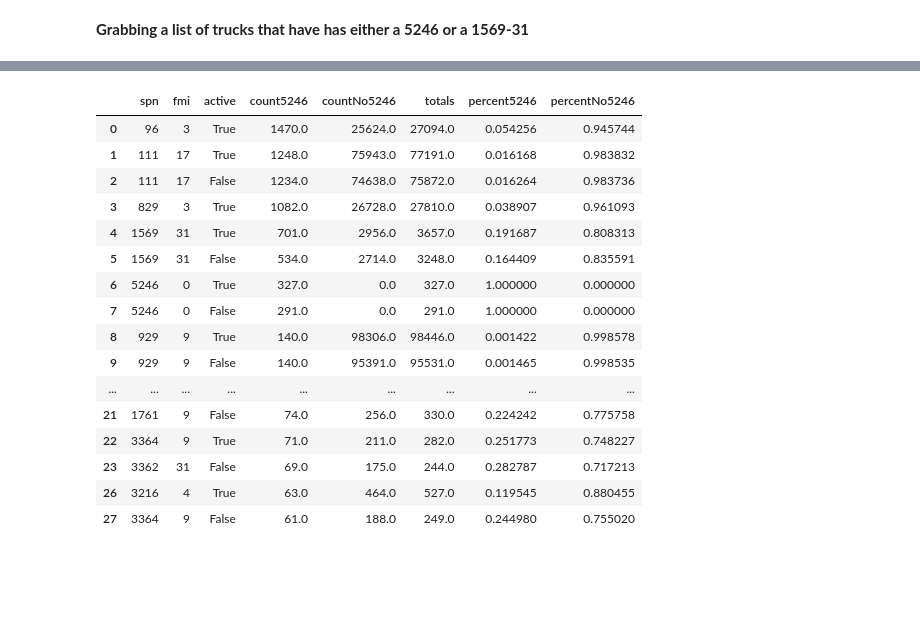
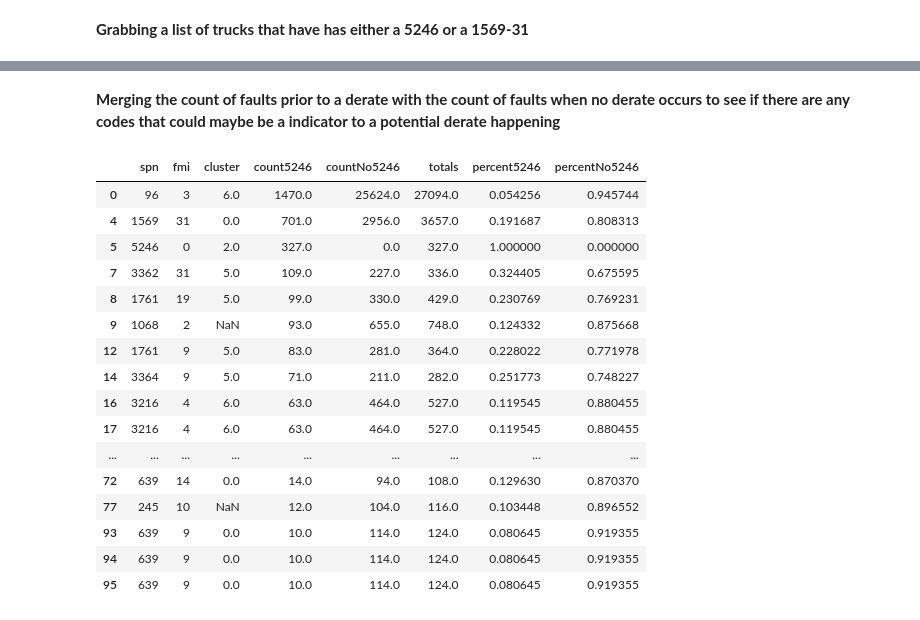
Before and after one commit to hcgreer/big_g_express-data-detectives, a Jupyter notebook: notebooks/hg_analysis.ipynb, the cells around one changed output, grey strips where cells are left out. Saved outputs shown, nothing was run; the diff lists cells and outputs as text; code cells hidden in the pictures; blank space fills up the shorter version.

Commit message:
clustered descriptions together and looked into if certian seasons have an effect

```diff
--- a/notebooks/hg_analysis.ipynb
+++ b/notebooks/hg_analysis.ipynb
@@ -79,6 +121,42 @@ weekOf5246 = pd.concat(df).drop_duplicates('RecordID')
+# %%
+faultCodes['cluster'] = kmeans.labels_
+
+faultCodes = faultCodes.rename(columns = {
+    'SPN' : 'spn',
+    'J1939 FMI' : 'fmi'
+})
+# %% [markdown]
+**Merging the count of faults prior to a derate with the count of faults when no derate occurs to see if there are any codes that could maybe be a indicator to a potential derate happening**
 # %%
-test = pd.merge(
-    left = weekOf5246[['RecordID', 'spn', 'fmi', 'active']].groupby(['spn', 'fmi', 'active']).count().reset_index().sort_values(by = 'RecordID', ascending = False).rename(columns = {'RecordID' : 'count5246'}),
-    right = faults.loc[~faults['EquipmentID'].isin(trucks5246)][['RecordID', 'spn', 'fmi', 'active']].groupby(['spn', 'fmi', 'active']).count().reset_index().sort_values(by = 'RecordID', ascending = False).rename(columns = {'RecordID' : 'countNo5246'}),
+faultCompare = pd.merge(
+    left = (
+        weekOf5246.loc[weekOf5246['active'] == True][['RecordID', 'spn', 'fmi']]
+        .groupby(['spn', 'fmi'])
+        .count()
+        .reset_index()
+        .sort_values(by = 'RecordID', ascending = False)
+        .rename(columns = {'RecordID' : 'count5246'})
+    ),
+    right = (
+        faults.loc[(~faults['EquipmentID'].isin(trucks5246)) & faults['active'] == True][['RecordID', 'spn', 'fmi']]
+        .groupby(['spn', 'fmi'])
+        .count()
+        .reset_index()
+        .sort_values(by = 'RecordID', ascending = False)
+        .rename(columns = {'RecordID' : 'countNo5246'})
+    ),
     how = 'outer',
-    on = ['spn', 'fmi', 'active']).fillna(0)
+    on = ['spn', 'fmi']
+).fillna(0).merge(
+    right = faultCodes[['spn', 'fmi', 'cluster']],
+    how = 'left',
+    on = ['spn', 'fmi']
+)
+
+faultCompare['totals'] = faultCompare['count5246'] + faultCompare['countNo5246']
+
+faultCompare['percent5246'] = faultCompare['count5246'] / faultCompare['totals']
+
+faultCompare['percentNo5246'] = faultCompare['countNo5246'] / faultCompare['totals']
+
+columns = ['spn', 'fmi', 'cluster', 'count5246', 'countNo5246', 'totals', 'percent5246', 'percentNo5246']
@@ -91,20 +163,20 @@ test['percentNo5246'] = test['countNo5246'] / test['totals']
 # %%
-test.loc[test['totals'] > 100].sort_values(by = 'count5246', ascending = False).head(25)
+faultCompare.loc[(faultCompare['totals'] > 100) & (faultCompare['percent5246'] > .05)].sort_values(by = 'count5246', ascending = False)[columns]
 # %% [output]
-|  | spn | fmi | active | count5246 | countNo5246 | totals | percent5246 | percentNo5246 |
-| 0 | 96 | 3 | True | 1470.0 | 25624.0 | 27094.0 | 0.054256 | 0.945744 |
-| 1 | 111 | 17 | True | 1248.0 | 75943.0 | 77191.0 | 0.016168 | 0.983832 |
-| 2 | 111 | 17 | False | 1234.0 | 74638.0 | 75872.0 | 0.016264 | 0.983736 |
-| 3 | 829 | 3 | True | 1082.0 | 26728.0 | 27810.0 | 0.038907 | 0.961093 |
-| 4 | 1569 | 31 | True | 701.0 | 2956.0 | 3657.0 | 0.191687 | 0.808313 |
-| 5 | 1569 | 31 | False | 534.0 | 2714.0 | 3248.0 | 0.164409 | 0.835591 |
-| 6 | 5246 | 0 | True | 327.0 | 0.0 | 327.0 | 1.000000 | 0.000000 |
-| 7 | 5246 | 0 | False | 291.0 | 0.0 | 291.0 | 1.000000 | 0.000000 |
-| 8 | 929 | 9 | True | 140.0 | 98306.0 | 98446.0 | 0.001422 | 0.998578 |
-| 9 | 929 | 9 | False | 140.0 | 95391.0 | 95531.0 | 0.001465 | 0.998535 |
+|  | spn | fmi | cluster | count5246 | countNo5246 | totals | percent5246 | percentNo5246 |
+| 0 | 96 | 3 | 6.0 | 1470.0 | 25624.0 | 27094.0 | 0.054256 | 0.945744 |
+| 4 | 1569 | 31 | 0.0 | 701.0 | 2956.0 | 3657.0 | 0.191687 | 0.808313 |
+| 5 | 5246 | 0 | 2.0 | 327.0 | 0.0 | 327.0 | 1.000000 | 0.000000 |
+| 7 | 3362 | 31 | 5.0 | 109.0 | 227.0 | 336.0 | 0.324405 | 0.675595 |
+| 8 | 1761 | 19 | 5.0 | 99.0 | 330.0 | 429.0 | 0.230769 | 0.769231 |
+| 9 | 1068 | 2 | NaN | 93.0 | 655.0 | 748.0 | 0.124332 | 0.875668 |
+| 12 | 1761 | 9 | 5.0 | 83.0 | 281.0 | 364.0 | 0.228022 | 0.771978 |
+| 14 | 3364 | 9 | 5.0 | 71.0 | 211.0 | 282.0 | 0.251773 | 0.748227 |
+| 16 | 3216 | 4 | 6.0 | 63.0 | 464.0 | 527.0 | 0.119545 | 0.880455 |
+| 17 | 3216 | 4 | 6.0 | 63.0 | 464.0 | 527.0 | 0.119545 | 0.880455 |
 | ... | ... | ... | ... | ... | ... | ... | ... | ... |
-| 21 | 1761 | 9 | False | 74.0 | 256.0 | 330.0 | 0.224242 | 0.775758 |
-| 22 | 3364 | 9 | True | 71.0 | 211.0 | 282.0 | 0.251773 | 0.748227 |
-| 23 | 3362 | 31 | False | 69.0 | 175.0 | 244.0 | 0.282787 | 0.717213 |
-| 26 | 3216 | 4 | True | 63.0 | 464.0 | 527.0 | 0.119545 | 0.880455 |
-| 27 | 3364 | 9 | False | 61.0 | 188.0 | 249.0 | 0.244980 | 0.755020 |
+| 72 | 639 | 14 | 0.0 | 14.0 | 94.0 | 108.0 | 0.129630 | 0.870370 |
+| 77 | 245 | 10 | NaN | 12.0 | 104.0 | 116.0 | 0.103448 | 0.896552 |
+| 93 | 639 | 9 | 0.0 | 10.0 | 114.0 | 124.0 | 0.080645 | 0.919355 |
+| 94 | 639 | 9 | 0.0 | 10.0 | 114.0 | 124.0 | 0.080645 | 0.919355 |
+| 95 | 639 | 9 | 0.0 | 10.0 | 114.0 | 124.0 | 0.080645 | 0.919355 |
```
Also changed, not shown: parts of 12 cells of this notebook.
